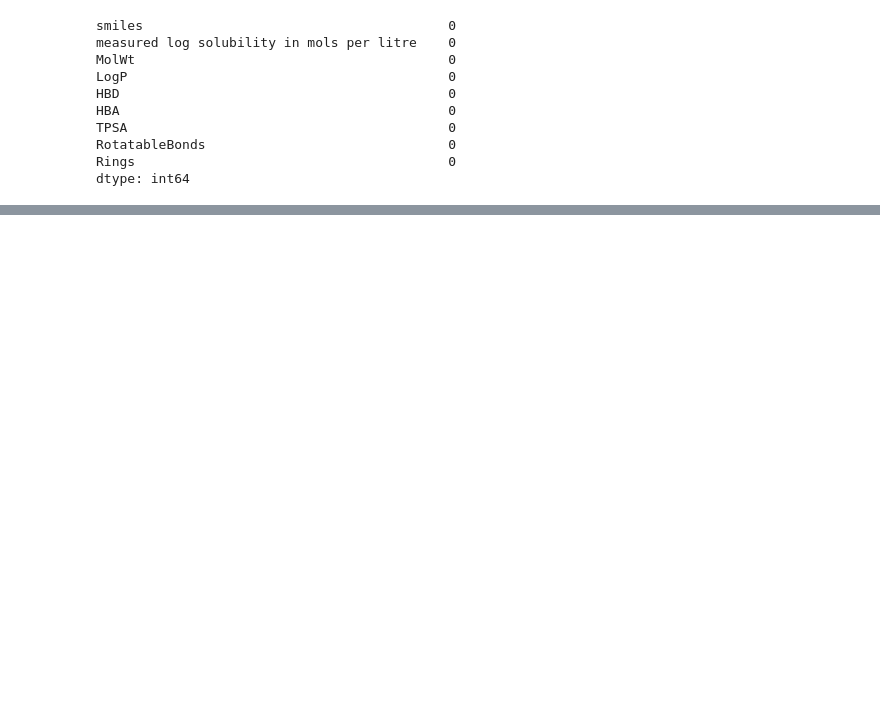
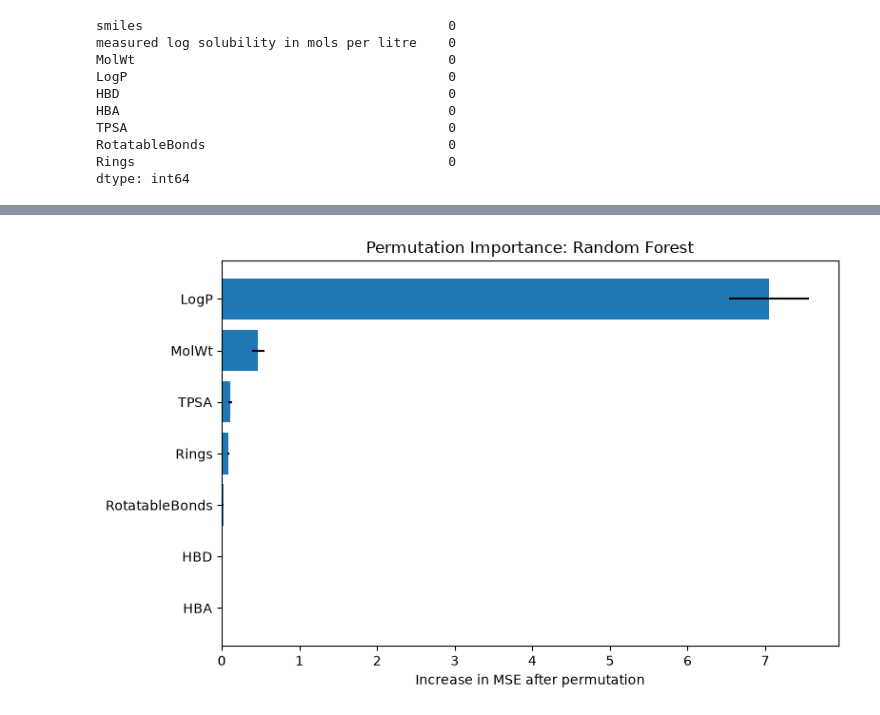
Before and after one commit to nrahman29/chemprop, a Jupyter notebook: notebooks/01_esol_exploration.ipynb, the cells around one changed output, grey strips where cells are left out. Saved outputs shown, nothing was run; the diff lists cells and outputs as text; code cells hidden in the pictures; blank space fills up the shorter version.

```diff
--- a/notebooks/01_esol_exploration.ipynb
+++ b/notebooks/01_esol_exploration.ipynb
@@ -261,0 +565,25 @@ plt.show()
+# %%
+from sklearn.inspection import permutation_importance
+
+result = permutation_importance(
+    rf_model,
+    X_test,
+    y_test,
+    n_repeats=20,
+    random_state=42,
+    scoring="neg_mean_squared_error",
+    n_jobs=-1
+)
+
+perm_df = pd.DataFrame({
+    "Feature": feature_cols,
+    "Importance": result.importances_mean,
+    "Std": result.importances_std
+})
+
+perm_df = perm_df.sort_values(
+    by="Importance",
+    ascending=False
+)
+
+print(perm_df.to_string(index=False))
@@ -261,0 +599,16 @@ plt.show()
+# %%
+plt.figure(figsize=(8, 5))
+
+plt.barh(
+    perm_df["Feature"],
+    perm_df["Importance"],
+    xerr=perm_df["Std"]
+)
+
+plt.gca().invert_yaxis()
+plt.xlabel("Increase in MSE after permutation")
+plt.title("Permutation Importance: Random Forest")
+plt.tight_layout()
+plt.show()
+# %% [output]
+[figure, added]
```
Also changed, not shown: parts of 29 cells of this notebook.
